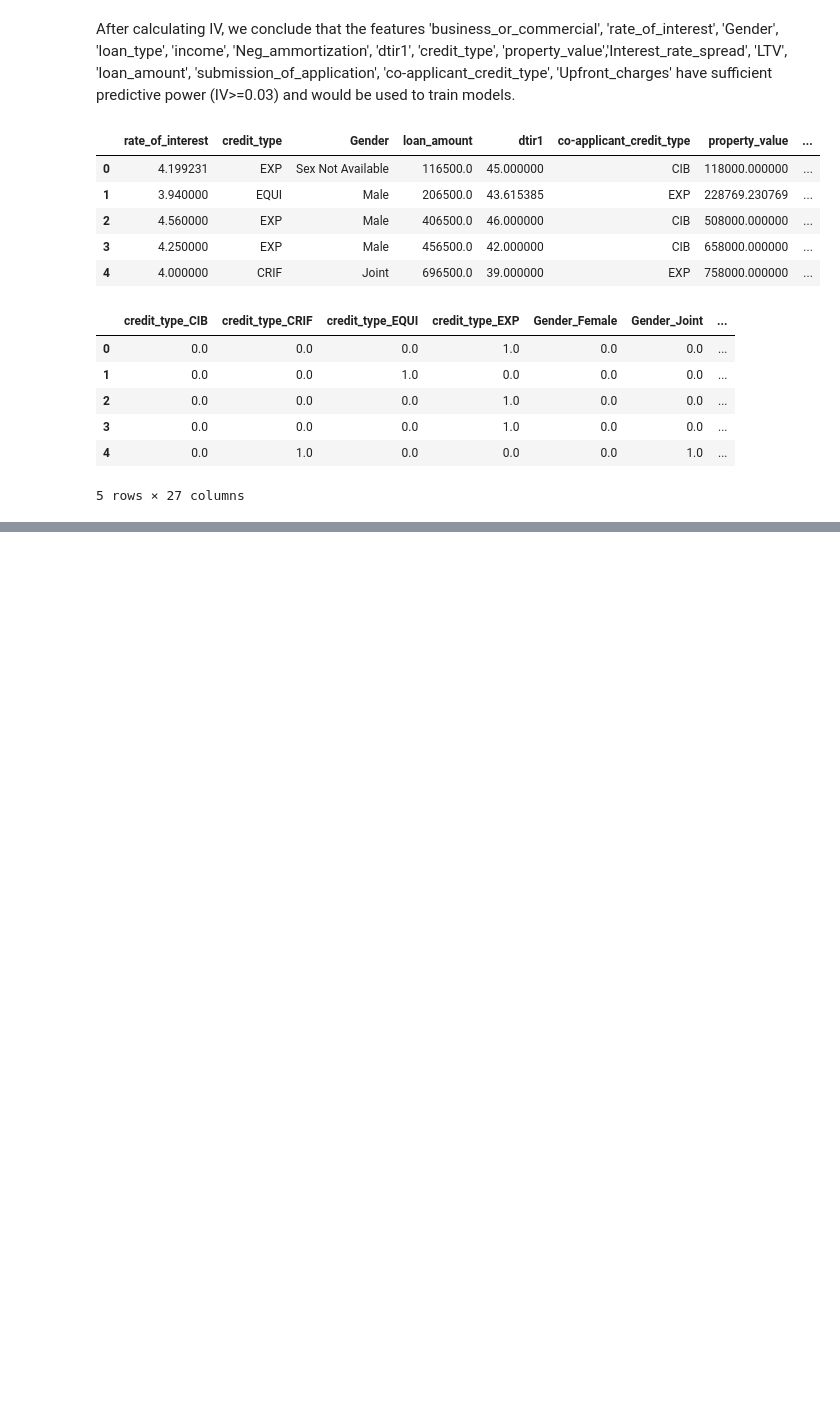
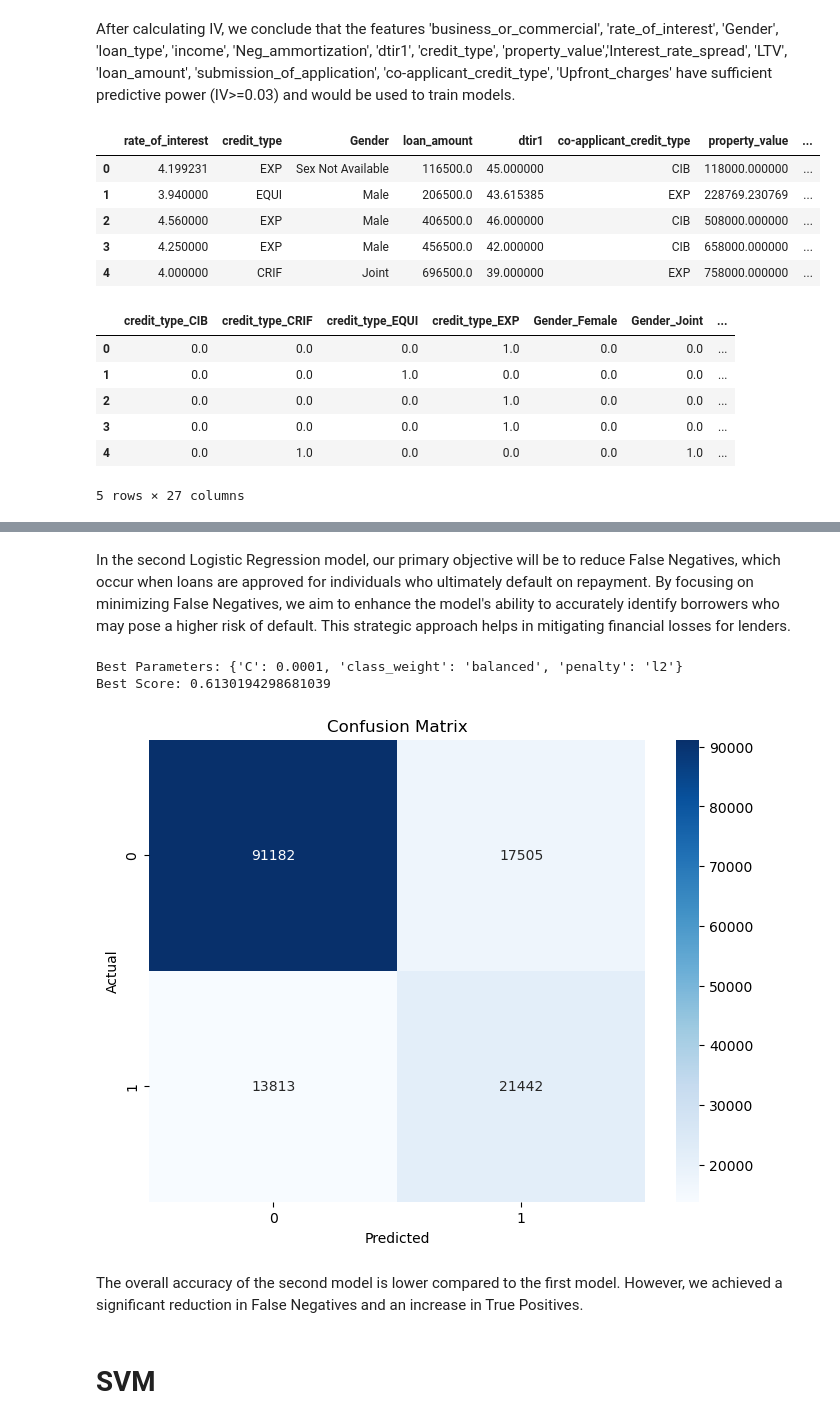
Before and after one commit to BartlomiejGaw/Loan_Default_Prediction, a Jupyter notebook: Loan_Default_Prediction.ipynb, the cells around one changed output, grey strips where cells are left out. Cells and saved outputs as stored; diff of their text form; code cells hidden in the pictures; blank space fills up the shorter version.

```diff
--- a/Loan_Default_Prediction.ipynb
+++ b/Loan_Default_Prediction.ipynb
@@ -127,0 +141,33 @@ print("Best Score:", grid_search.best_score_)
+# %% [markdown]
+In the second Logistic Regression model, our primary objective will be to reduce False Negatives, which occur when loans are approved for individuals who ultimately default on repayment. By focusing on minimizing False Negatives, we aim to enhance the model's ability to accurately identify borrowers who may pose a higher risk of default. This strategic approach helps in mitigating financial losses for lenders.
+# %%
+logistic_model_rec = LogisticRegression(max_iter=500, solver='lbfgs', n_jobs=-1)
+param_grid_log_rec = {
+    'C': [0.0001, 0.001, 0.01, 0.1, 1, 10, 100],
+    'penalty': ['l2',  None],
+    'class_weight':[None, 'balanced']
+}
+grid_search_logistic_rec = GridSearchCV(logistic_model_rec, param_grid_log_rec, cv=5, n_jobs=-1, scoring='recall')
+grid_search_logistic_rec.fit(X, y)
+
+print("Best Parameters:", grid_search_logistic_rec.best_params_)
+print("Best Score:", grid_search_logistic_rec.best_score_)
+# %% [output]
+Best Parameters: {'C': 0.0001, 'class_weight': 'balanced', 'penalty': 'l2'}
+Best Score: 0.6130194298681039
+# %%
+y_rec_pred = grid_search_logistic_rec.best_estimator_.predict(X)
+cm_log_rec = confusion_matrix(y,y_rec_pred)
+
+plt.figure(figsize=(8, 6))
+sns.heatmap(cm_log_rec, annot=True, fmt='d', cmap='Blues')
+plt.ylabel('Actual')
+plt.xlabel('Predicted')
+plt.title('Confusion Matrix')
+plt.show()
+# %% [output]
+[figure, added]
+# %% [markdown]
+The overall accuracy of the second model is lower compared to the first model. However, we achieved a significant reduction in False Negatives and an increase in True Positives.
+# %% [markdown]
+# SVM
```
Also changed, not shown: parts of 11 cells of this notebook.
